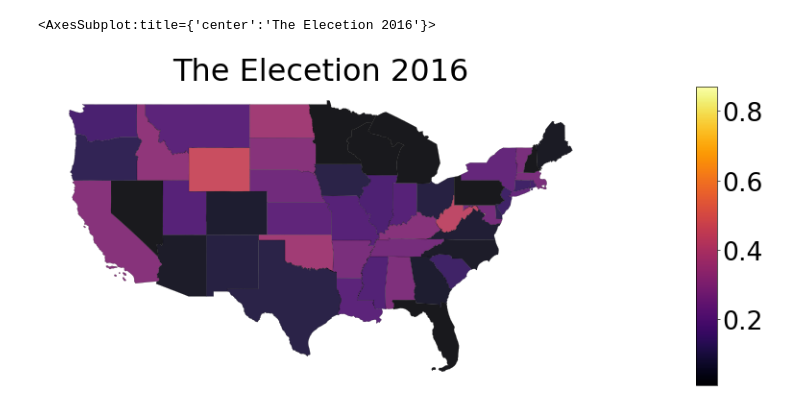
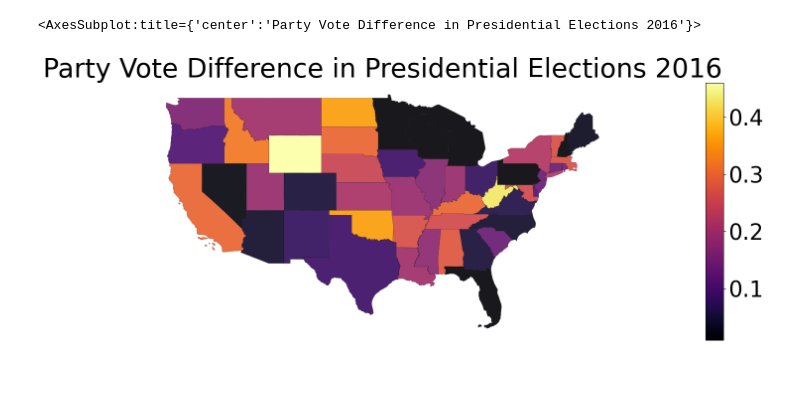
Before and after one commit to mbagci06/ece143, a Jupyter notebook: read_tables_2/table_4ac_plots.ipynb, the cells around one changed output. Saved outputs shown, nothing was run; the diff lists cells and outputs as text; code cells hidden in the pictures; blank space fills up the shorter version.

```diff
--- a/read_tables_2/table_4ac_plots.ipynb
+++ b/read_tables_2/table_4ac_plots.ipynb
@@ -183,37 +231,0 @@ Index(['M O N T A N A', 'M I N N E S O T A',
-# %%
-state_name=[]
-coefs=[0,0,0,1]
-count=-1
-slope=[]
-for ind,data in census_data_table_4c['Voted Percent voted\n(Total)'].items():
-    count=(count+1)%6
-    if count>0:
-        if data!='B':
-            coefs.append(data)
-
-    elif count==0:
-
-        slop,intercept, r, p, se =stats.linregress(coefs,list(range(len(coefs))))
-
-        slope.append(slop)
-        state_name.append(ind.split(' ')[0])
-        coefs=[]
-slop,intercept, r, p, se =stats.linregress(coefs,list(range(len(coefs))))
-if len(coefs)<3:
-    slop=np.mean(slope)
-slope.append(slop)
-
-
-slope=[varx[1] for varx in enumerate(slope) if varx[0] not in [0,1,2,12]]
-new_us['slopes']=slope
-print(new_us.sort_values(by='slopes')["NAME"][:3])
-print(new_us.sort_values(by='slopes')["slopes"][:3])
-print(new_us.sort_values(by='slopes')["NAME"][-3:])
-print(new_us.sort_values(by='slopes')["slopes"][-3:])
-f,ax = plt.subplots(1,1, figsize=(15,10),     sharex=True, sharey=True, dpi=60)
-f.tight_layout()
-plt.title("Reduction of Yougth's interest to Elections")
-ax.set_axis_off()
-divider = make_axes_locatable(ax)
-cax = divider.append_axes("right", size="3%", pad=0.5,alpha=0.5)
-new_us.plot('slopes', alpha=0.9, ax=ax , cmap=cmap, edgecolor='k', legend=True, cax=cax,  linewidth=0.2)
@@ -262,18 +241,19 @@ SpearmanrResult(correlation=-0.21112925557723627, pvalue=0.14533049543230867)
 # %%
 election_resul_2016=pd.read_csv('federalelections2016.csv')
 diff_2016=abs(election_resul_2016['CLINTON']-election_resul_2016['TRUMP'])
+diff_2016[8]=np.mean(diff_2016)
 dif_2016=[varx[1] for varx in enumerate(diff_2016) if varx[0] not in [1,11,52,51]]
 new_us['Diff_in_elec_2016']=dif_2016
 f,ax = plt.subplots(1,1, figsize=(15,10),     sharex=True, sharey=True, dpi=60)
 f.tight_layout()
-plt.title("The Elecetion 2016")
+plt.title("Party Vote Difference in Presidential Elections 2016")
 ax.set_axis_off()
 divider = make_axes_locatable(ax)
 cax = divider.append_axes("right", size="3%", pad=0.5,alpha=0.5)
 new_us.plot('Diff_in_elec_2016', alpha=0.9, ax=ax , cmap=cmap, edgecolor='k', legend=True, cax=cax,  linewidth=0.2)
 # %% [output]
-<AxesSubplot:title={'center':'The Elecetion 2016'}>
+<AxesSubplot:title={'center':'Party Vote Difference in Presidential Elections 2016'}>
-[figure, old version]
+[figure, new version]
 # %%
 print(pearsonr(new_us['Diff_in_elec_2016'],new_us['voted_per']))
 print(spearmanr(new_us['Diff_in_elec_2016'],new_us['voted_per']))
```
Also changed, not shown: parts of 20 cells of this notebook, 6 other files.
